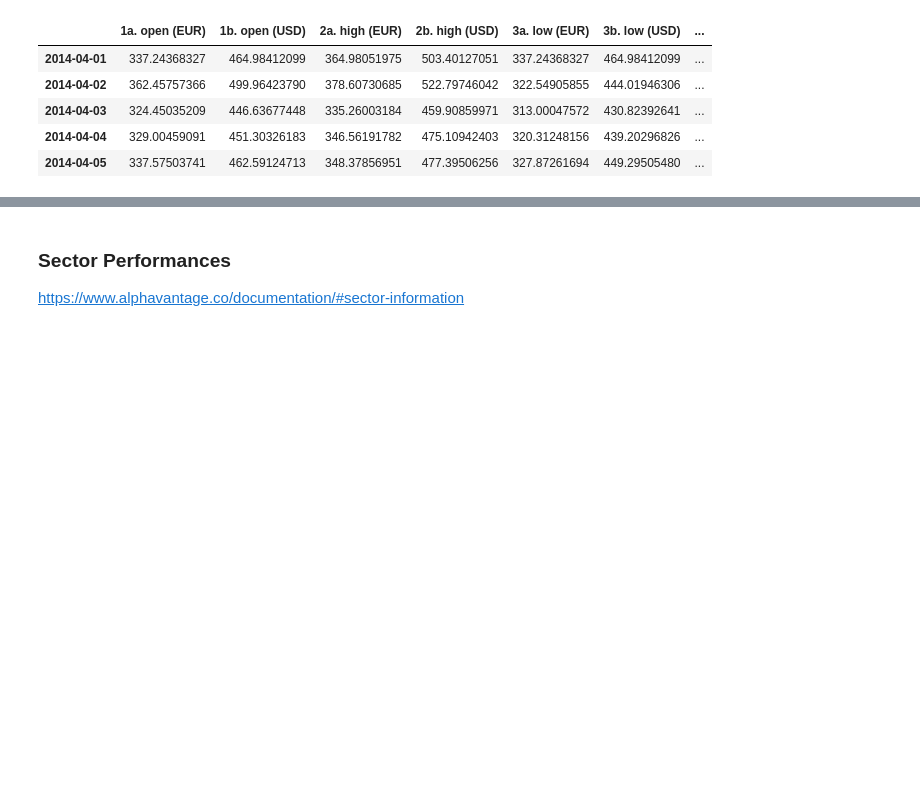
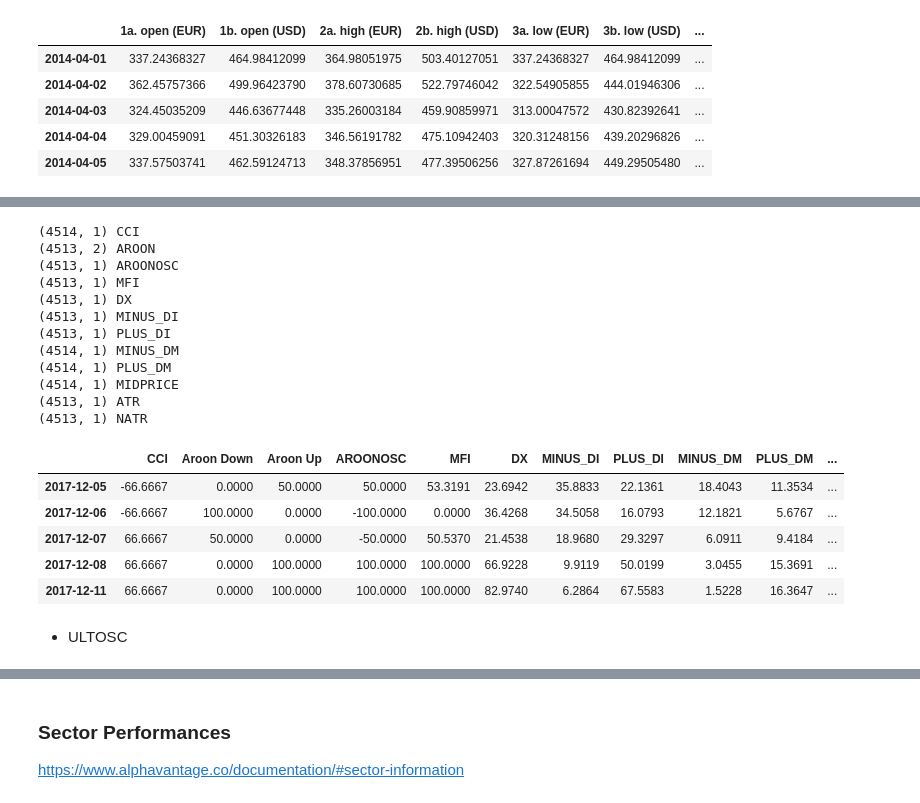
Before and after one commit to lcm98/GA_Capstone, a Jupyter notebook: data_gathering/DataGathering.ipynb, the cells around one changed output, grey strips where cells are left out. Drawn from its saved outputs; the diff is of its cells as text; code cells hidden in the pictures; blank space fills up the shorter version.

```diff
--- a/data_gathering/DataGathering.ipynb
+++ b/data_gathering/DataGathering.ipynb
@@ -397,0 +638,48 @@ Includes many indicators that I frankly don't know enough about to know if it's
+# %%
+techInds = ['CCI', 'AROON', 'AROONOSC', 'MFI', 'DX', 'MINUS_DI', 'PLUS_DI', 'MINUS_DM',
+           'PLUS_DM', 'MIDPRICE', 'ATR', 'NATR']
+interval = 'daily'
+time_period = 2
+inds = []
+
+for ind in techInds:
+    av_qparams = {
+        'apikey': av_key,
+        'function': ind,
+        'symbol':'.inx',
+        'interval': interval,
+        'time_period': time_period
+        }
+    res = requests.get(av_base_url, av_qparams)
+    #print("Status Code:", res.status_code)
+    res_dict = res.json()
+    #print(res_dict['Meta Data'])
+    #print('---------')
+    ind_df = pd.DataFrame.from_dict(res_dict['Technical Analysis: ' + ind], orient='index')
+    inds.append(ind_df)
+    print(ind_df.shape, ind)
+    #sma.head()
+
+df_inds6 = pd.concat(inds, axis=1)
+df_inds6.tail()
+# %% [output]
+(4514, 1) CCI
+(4513, 2) AROON
+(4513, 1) AROONOSC
+(4513, 1) MFI
+(4513, 1) DX
+(4513, 1) MINUS_DI
+(4513, 1) PLUS_DI
+(4514, 1) MINUS_DM
+(4514, 1) PLUS_DM
+(4514, 1) MIDPRICE
+(4513, 1) ATR
+(4513, 1) NATR
+|  | CCI | Aroon Down | Aroon Up | AROONOSC | MFI | DX | MINUS_DI | PLUS_DI | MINUS_DM | PLUS_DM | ... |
+| 2017-12-05 | -66.6667 | 0.0000 | 50.0000 | 50.0000 | 53.3191 | 23.6942 | 35.8833 | 22.1361 | 18.4043 | 11.3534 | ... |
+| 2017-12-06 | -66.6667 | 100.0000 | 0.0000 | -100.0000 | 0.0000 | 36.4268 | 34.5058 | 16.0793 | 12.1821 | 5.6767 | ... |
+| 2017-12-07 | 66.6667 | 50.0000 | 0.0000 | -50.0000 | 50.5370 | 21.4538 | 18.9680 | 29.3297 | 6.0911 | 9.4184 | ... |
+| 2017-12-08 | 66.6667 | 0.0000 | 100.0000 | 100.0000 | 100.0000 | 66.9228 | 9.9119 | 50.0199 | 3.0455 | 15.3691 | ... |
+| 2017-12-11 | 66.6667 | 0.0000 | 100.0000 | 100.0000 | 100.0000 | 82.9740 | 6.2864 | 67.5583 | 1.5228 | 16.3647 | ... |
+# %% [markdown]
+* ULTOSC
```
Also changed, not shown: parts of 26 cells of this notebook, 6 other files.
